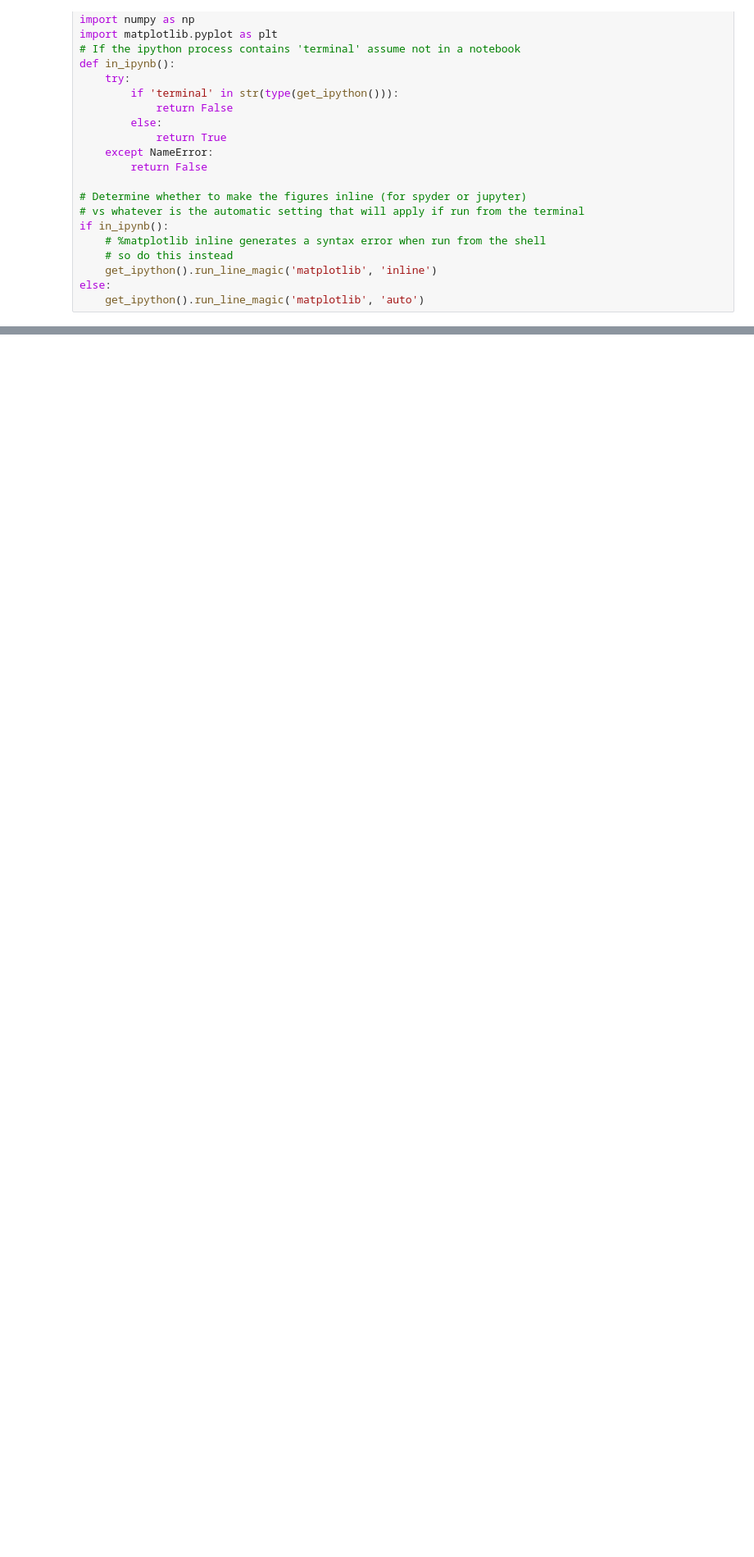
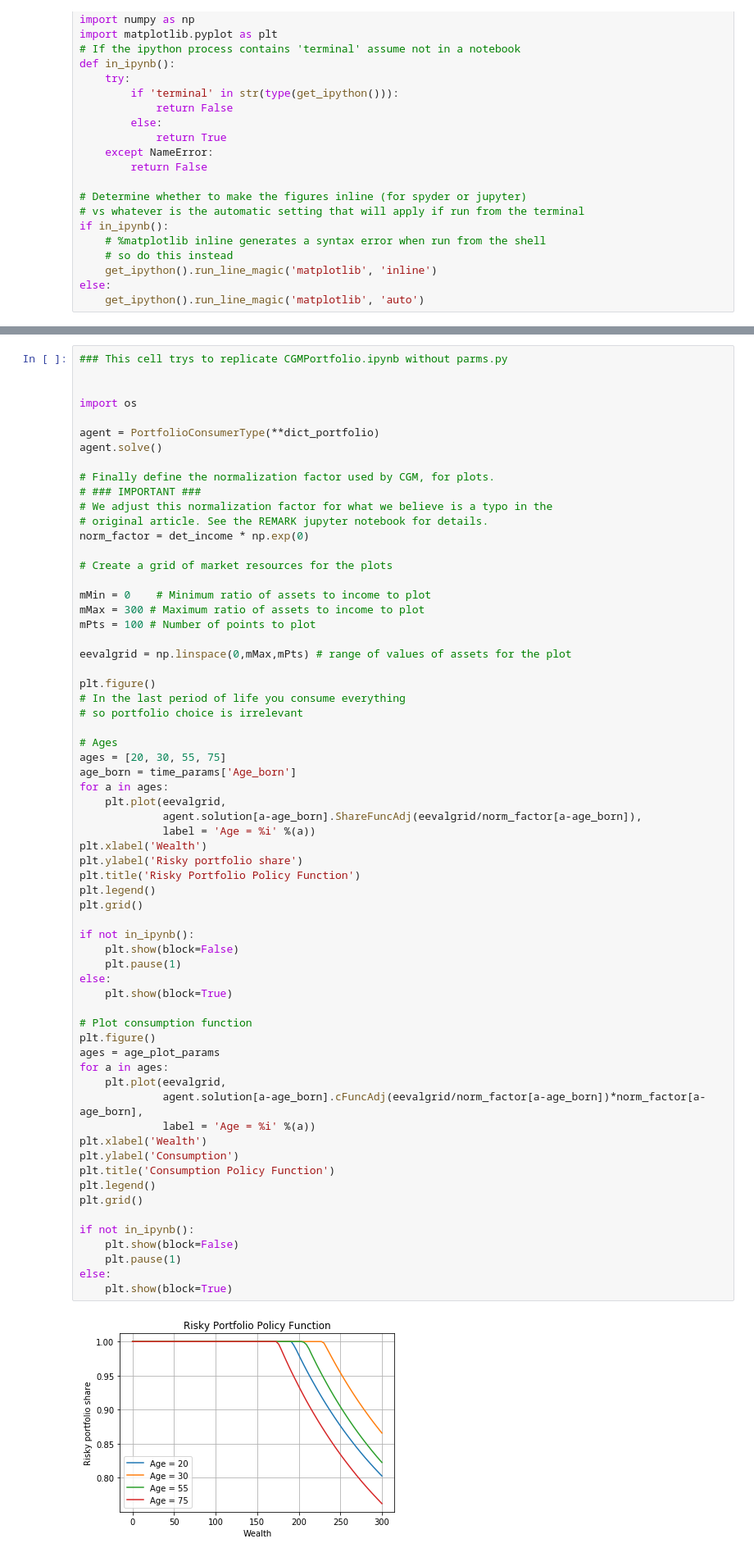
Before and after one commit to HsinYiHung/HARK_HY, a Jupyter notebook: CGMPortfolio/Code/Python/duplicate_CGMPortfolio_by_examples.ipynb, the cells around one changed output, grey strips where cells are left out. Shown at 82% size. Cells and saved outputs as stored; diff of their text form; blank space fills up the shorter version.

```diff
--- a/CGMPortfolio/Code/Python/duplicate_CGMPortfolio_by_examples.ipynb
+++ b/CGMPortfolio/Code/Python/duplicate_CGMPortfolio_by_examples.ipynb
@@ -174 +218,67 @@ dict_portfolio['RiskyShareCount']= 30
 age_plot_params = [20, 30, 55, 75]
+# %%
+### This cell trys to replicate CGMPortfolio.ipynb without parms.py
+
+
+import os
+
+agent = PortfolioConsumerType(**dict_portfolio)
+agent.solve()
+
+# Finally define the normalization factor used by CGM, for plots.
+# ### IMPORTANT ###
+# We adjust this normalization factor for what we believe is a typo in the
+# original article. See the REMARK jupyter notebook for details.
+norm_factor = det_income * np.exp(0)
+
+# Create a grid of market resources for the plots
+
+mMin = 0    # Minimum ratio of assets to income to plot
+mMax = 300 # Maximum ratio of assets to income to plot
+mPts = 100 # Number of points to plot
+
+eevalgrid = np.linspace(0,mMax,mPts) # range of values of assets for the plot
+
+plt.figure()
+# In the last period of life you consume everything
+# so portfolio choice is irrelevant
+
+# Ages
+ages = [20, 30, 55, 75]
+age_born = time_params['Age_born']
+for a in ages:
+    plt.plot(eevalgrid,
+             agent.solution[a-age_born].ShareFuncAdj(eevalgrid/norm_factor[a-age_born]),
+             label = 'Age = %i' %(a))
+plt.xlabel('Wealth')
+plt.ylabel('Risky portfolio share')
+plt.title('Risky Portfolio Policy Function')
+plt.legend()
+plt.grid()
+
+if not in_ipynb():
+    plt.show(block=False)
+    plt.pause(1)
+else:
+    plt.show(block=True)
+
+# Plot consumption function
+plt.figure()
+ages = age_plot_params
+for a in ages:
+    plt.plot(eevalgrid,
+             agent.solution[a-age_born].cFuncAdj(eevalgrid/norm_factor[a-age_born])*norm_factor[a-age_born],
+             label = 'Age = %i' %(a))
+plt.xlabel('Wealth')
+plt.ylabel('Consumption')
+plt.title('Consumption Policy Function')
+plt.legend()
+plt.grid()
+
+if not in_ipynb():
+    plt.show(block=False)
+    plt.pause(1)
+else:
+    plt.show(block=True)
+# %% [output]
+[figure, added]
```
Also changed, not shown: parts of 4 cells of this notebook, 1 other file.
